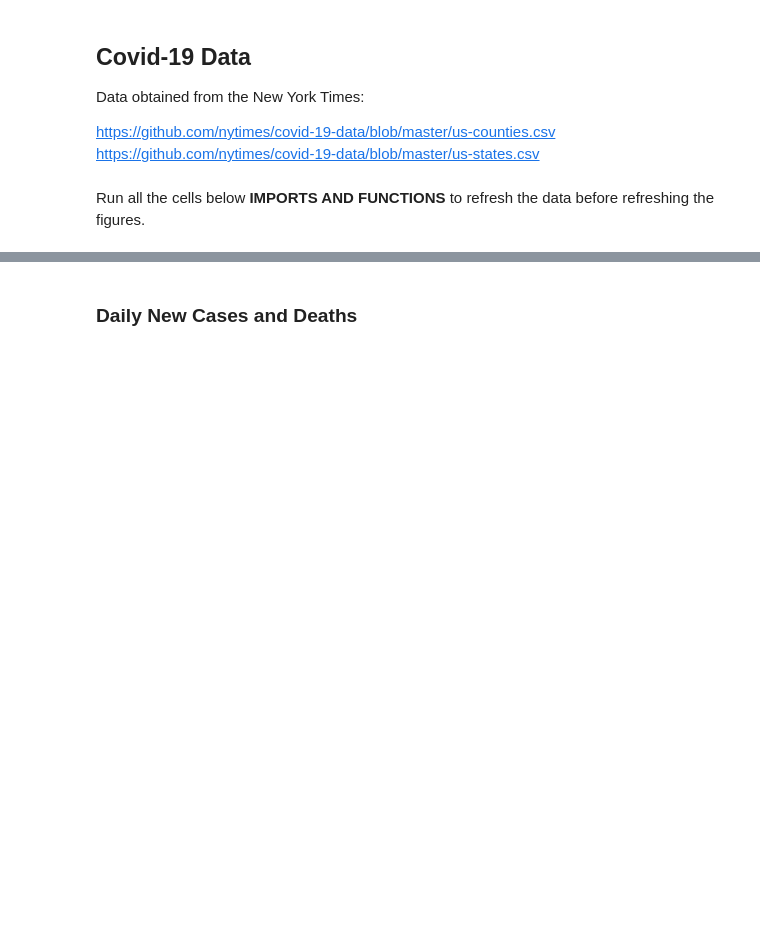
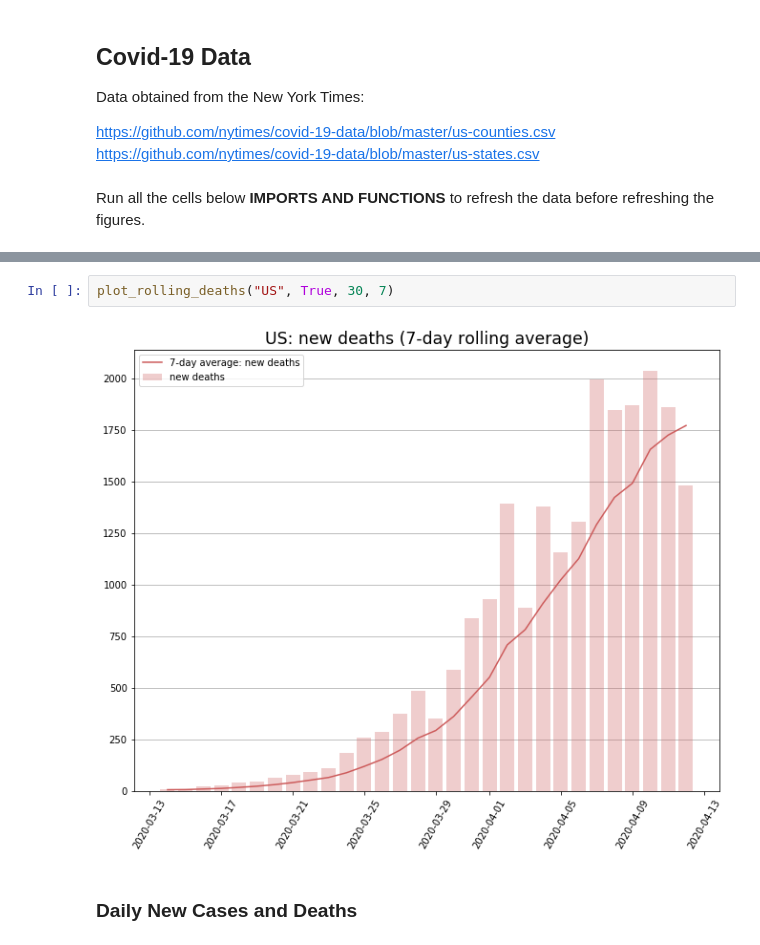
Before and after one commit to ritajett/playground, a Jupyter notebook: covid-data.ipynb, the cells around one changed output, grey strips where cells are left out. Drawn from its saved outputs; the diff is of its cells as text; blank space fills up the shorter version.

```diff
--- a/covid-data.ipynb
+++ b/covid-data.ipynb
@@ -21,3 +21,7 @@ plot_rolling_means("US", True, 60, 7)
+# %%
+plot_rolling_deaths("US", True, 30, 7)
+# %% [output]
+[figure, added]
 # %% [markdown]
 ### Daily New Cases and Deaths
 # %%
```
Also changed, not shown: parts of 7 cells of this notebook, 2 other files.
